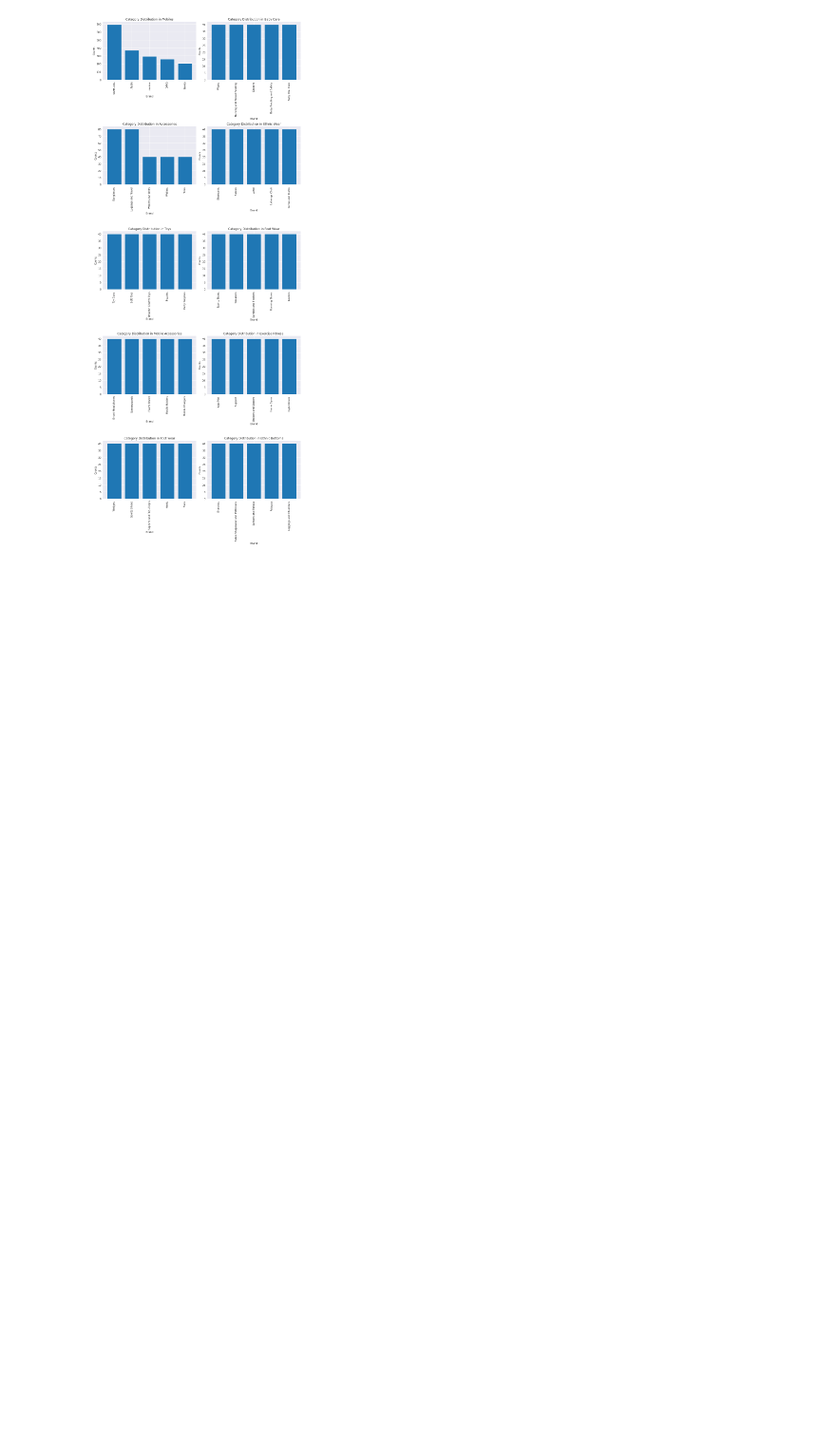
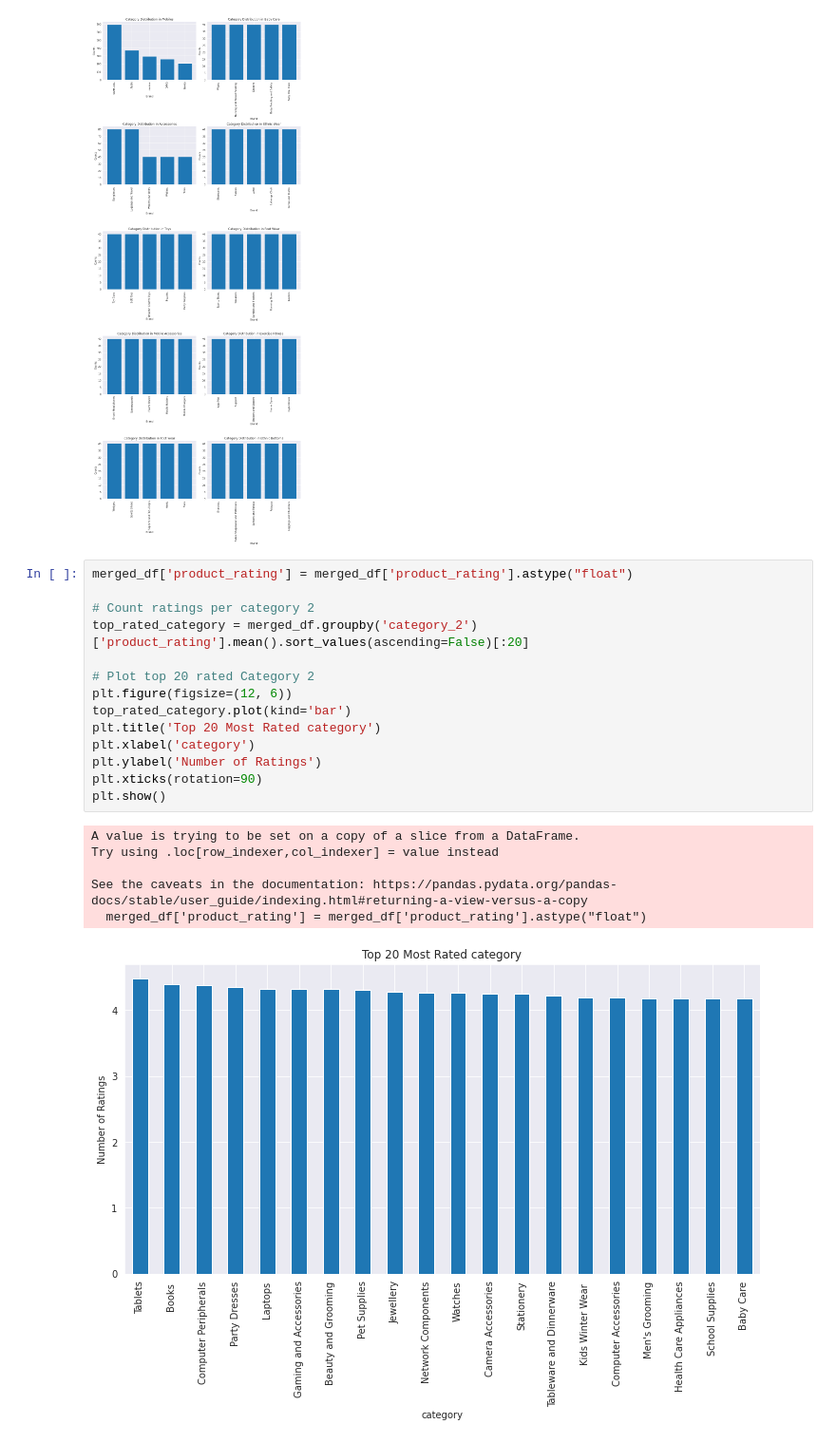
Before and after one commit to franchiseBoyz/Ecommerce-Recommender-System, a Jupyter notebook: notebook.ipynb, the cells around one changed output. Shown at 95% size. Saved outputs shown, nothing was run; the diff lists cells and outputs as text; blank space fills up the shorter version.

Commit message:
plot rating distribution in category 2

```diff
--- a/notebook.ipynb
+++ b/notebook.ipynb
@@ -1008,3 +1008,24 @@ plt.tight_layout()
 plt.show()
 # %% [output]
 [figure]
+# %%
+merged_df['product_rating'] = merged_df['product_rating'].astype("float")
+
+# Count ratings per category 2
+top_rated_category = merged_df.groupby('category_2')['product_rating'].mean().sort_values(ascending=False)[:20]
+
+# Plot top 20 rated Category 2
+plt.figure(figsize=(12, 6))
+top_rated_category.plot(kind='bar')
+plt.title('Top 20 Most Rated category')
+plt.xlabel('category')
+plt.ylabel('Number of Ratings')
+plt.xticks(rotation=90)
+plt.show()
+# %% [output]
+A value is trying to be set on a copy of a slice from a DataFrame.
+Try using .loc[row_indexer,col_indexer] = value instead
+
+See the caveats in the documentation: https://pandas.pydata.org/pandas-docs/stable/user_guide/indexing.html#returning-a-view-versus-a-copy
+  merged_df['product_rating'] = merged_df['product_rating'].astype("float")
+[figure, added]
```
